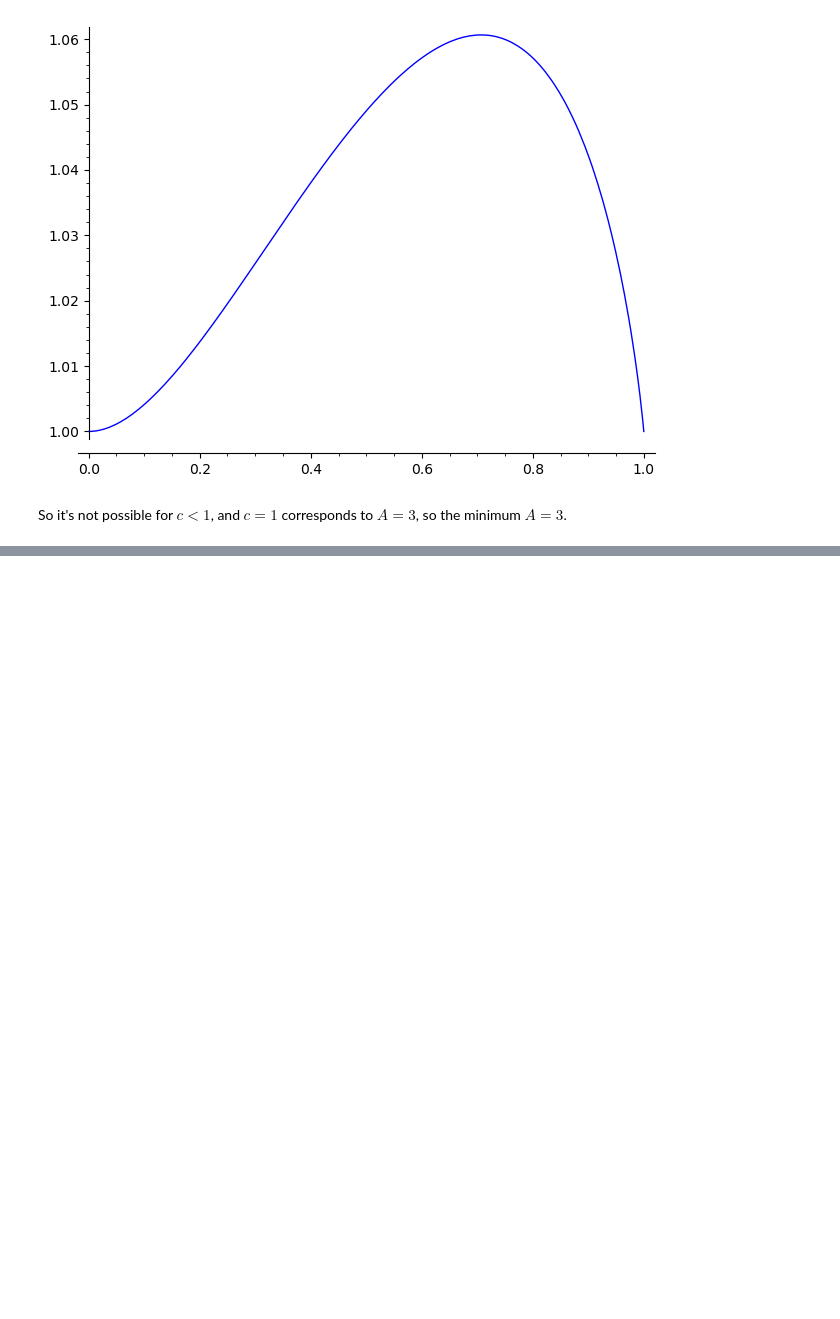
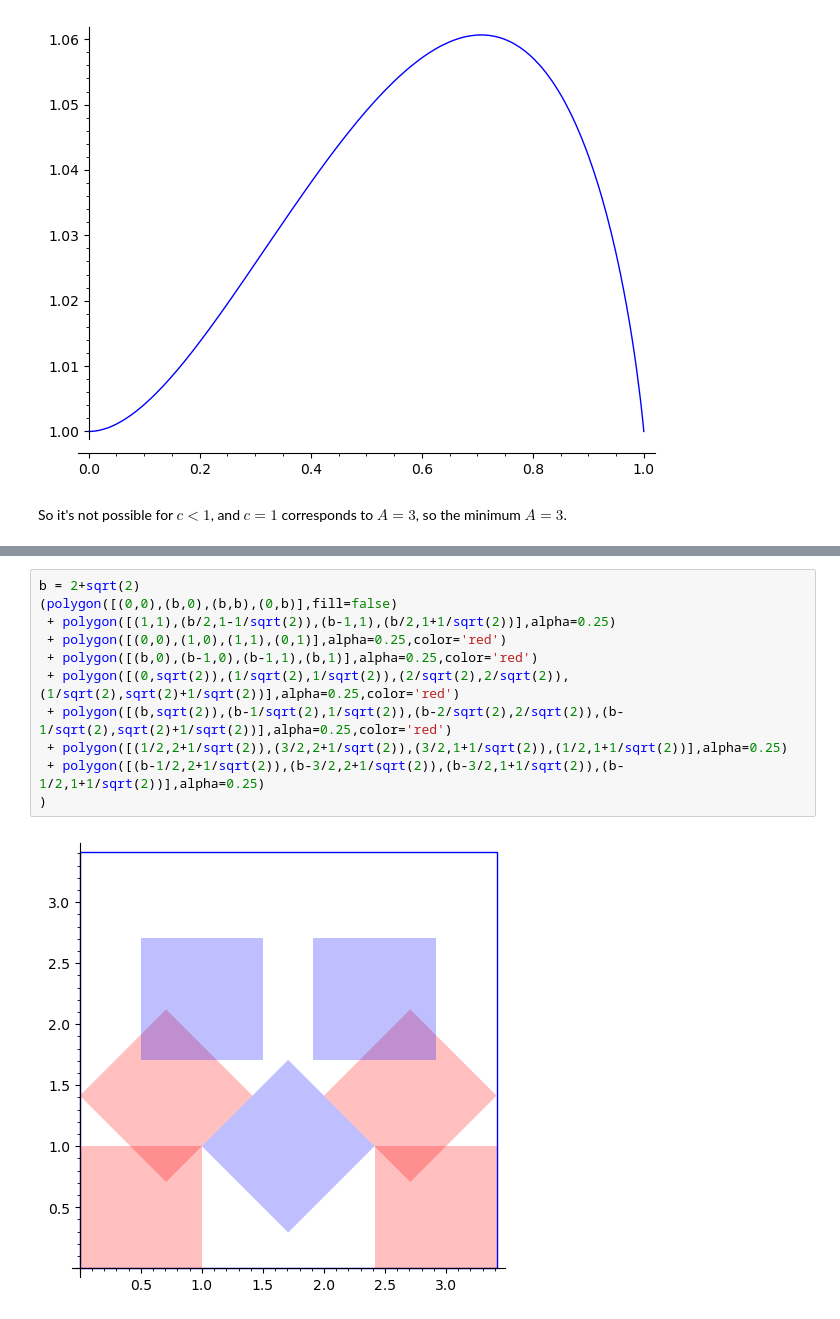
Before and after one commit to qpliu/sunday-puzzle, a Jupyter notebook: riddler/2025/20250801.ipynb, the cells around one changed output, grey strips where cells are left out. Saved outputs shown, nothing was run; the diff lists cells and outputs as text; blank space fills up the shorter version.

```diff
--- a/riddler/2025/20250801.ipynb
+++ b/riddler/2025/20250801.ipynb
@@ -53,0 +81,13 @@ so the minimum $A = 3$.
+# %%
+b = 2+sqrt(2)
+(polygon([(0,0),(b,0),(b,b),(0,b)],fill=false)
+ + polygon([(1,1),(b/2,1-1/sqrt(2)),(b-1,1),(b/2,1+1/sqrt(2))],alpha=0.25)
+ + polygon([(0,0),(1,0),(1,1),(0,1)],alpha=0.25,color='red')
+ + polygon([(b,0),(b-1,0),(b-1,1),(b,1)],alpha=0.25,color='red')
+ + polygon([(0,sqrt(2)),(1/sqrt(2),1/sqrt(2)),(2/sqrt(2),2/sqrt(2)),(1/sqrt(2),sqrt(2)+1/sqrt(2))],alpha=0.25,color='red')
+ + polygon([(b,sqrt(2)),(b-1/sqrt(2),1/sqrt(2)),(b-2/sqrt(2),2/sqrt(2)),(b-1/sqrt(2),sqrt(2)+1/sqrt(2))],alpha=0.25,color='red')
+ + polygon([(1/2,2+1/sqrt(2)),(3/2,2+1/sqrt(2)),(3/2,1+1/sqrt(2)),(1/2,1+1/sqrt(2))],alpha=0.25)
+ + polygon([(b-1/2,2+1/sqrt(2)),(b-3/2,2+1/sqrt(2)),(b-3/2,1+1/sqrt(2)),(b-1/2,1+1/sqrt(2))],alpha=0.25)
+)
+# %% [output]
+[figure, added]
```
Also changed, not shown: parts of 1 cell of this notebook.
